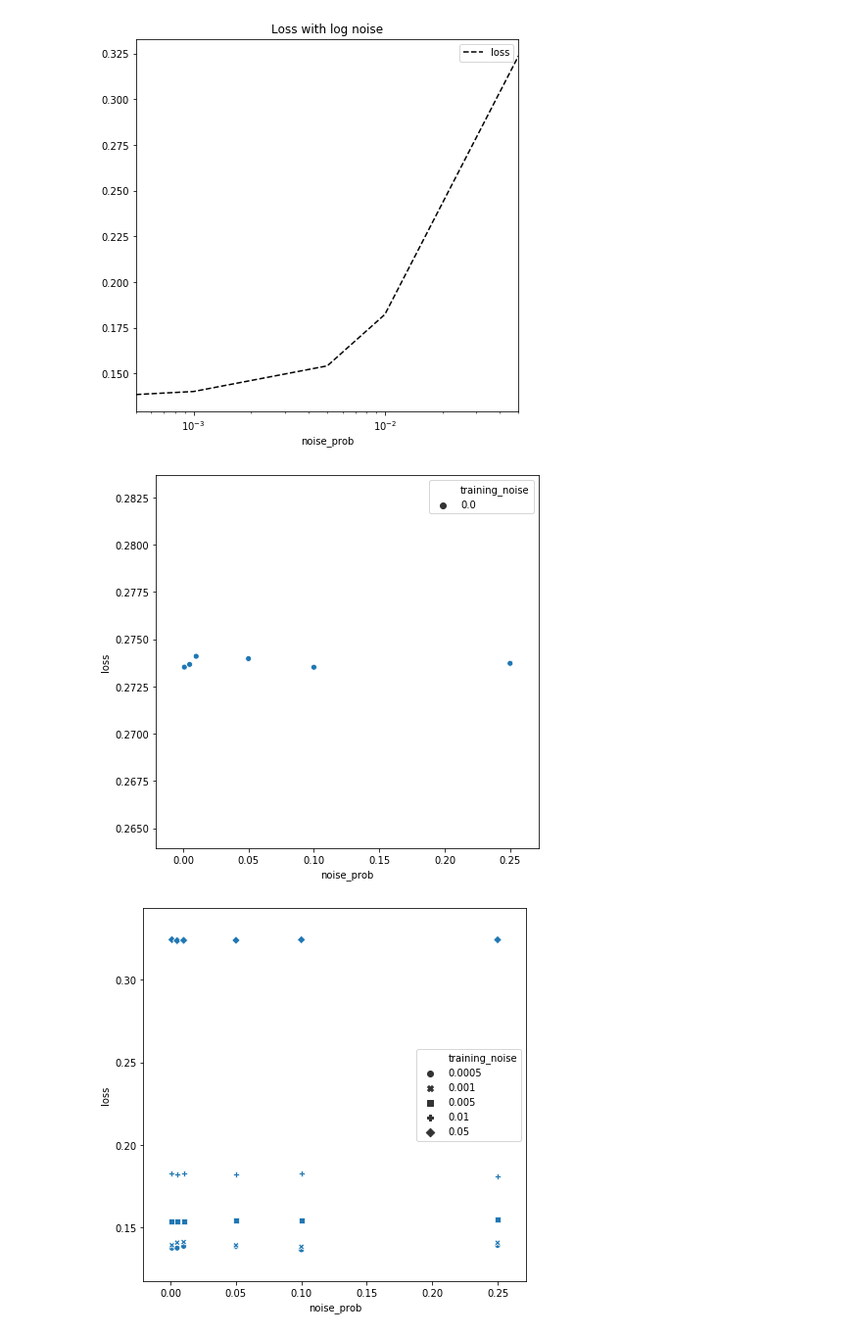
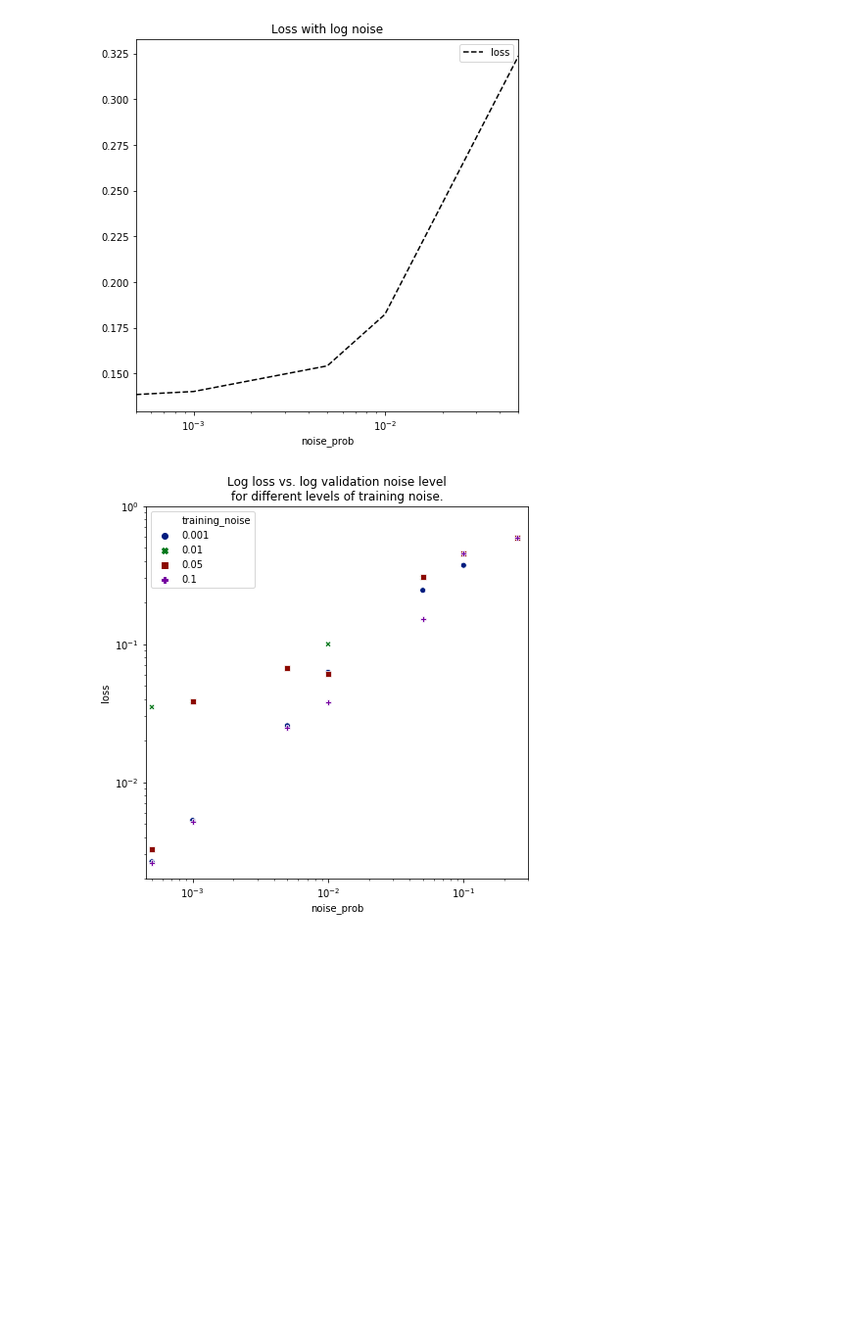
Before and after one commit to DuckTigger/StateDiscrimination_withCirq, a Jupyter notebook: create_outputs.ipynb, the cells around one changed output. Shown: that part at 98% size. Saved outputs shown, nothing was run; the diff lists cells and outputs as text; code cells hidden in the pictures; blank space fills up the shorter version.

```diff
--- a/create_outputs.ipynb
+++ b/create_outputs.ipynb
@@ -93,11 +96,15 @@ def label_plot(directory: str) -> None:
                 param_list.extend(['mu_b', 'sigma_b'])
 
             msg = ""
+            if param_dict['noise_on'] == 'False':
+                param_list.remove('noise_prob')
+
             for i, param in enumerate(param_list):
                 msg = msg + '{}: {}, '.format(param, param_dict[param])
                 if (i + 1) % 3 == 0:
                     msg = msg + "\n"
             msg = msg[:-2]
+
 
             font_path = os.path.join("C:\\Users\\Andrew Patterson\\Documents\\PhD\\fonts\\fonts\\ofl\\sourcecodepro", 'SourceCodePro-Light.ttf')
             font = ImageFont.truetype(font_path, size=10)
@@ -113,9 +120,11 @@ def label_plot(directory: str) -> None:
             cropped.save(save_path)
             os.system("convert \"{}\" -fuzz 2% -transparent white \"{}\"".format(save_path, save_path))
 
-
-for f in folders:
-    label_plot(f)
+# folders = ['tf_old_2_60_sigma001', 'tf_old_2_60_sigma001_mu025', 'tf_min_error_2_60', 'tf_noise_array_mu025']
+# direc = r'C:\Users\Andrew Patterson\Documents\PhD\cirq_state_discrimination\checkpoints\myriad_data'
+# for f in folders:
+#     path = os.path.join(direc, f)
+#     label_plot(path)
 # %%
 def label_plot_val_levels(directory: str) -> None:
     folder_list = [f for f in os.listdir(directory) if os.path.isdir(os.path.join(directory, f))]
@@ -154,8 +163,11 @@ def label_plot_val_levels(directory: str) -> None:
                 cropped.save(save_path)
                 os.system("convert \"{}\" -fuzz 1% -transparent white \"{}\"".format(save_path, save_path))
 
-for f in folders:
-    label_plot_val_levels(f)
+# folders = ['tf_old_2_60_sigma001', 'tf_old_2_60_sigma001_mu025', 'tf_min_error_2_60', 'tf_noise_array_mu025']
+# direc = r'C:\Users\Andrew Patterson\Documents\PhD\cirq_state_discrimination\checkpoints\myriad_data'
+# for f in folders:
+#     path = os.path.join(direc, f)
+#     label_plot_val_levels(path)
 # %%
 def nwise(iterable, n):
     ts = itertools.tee(iterable, n)
@@ -288,6 +297,21 @@ def pre_trained_multiple(directory: str, noise_levels: list):
 # pre_trained_multiple(r"C:\Users\Andrew Patterson\Documents\PhD\cirq_state_discrimination\checkpoints\myriad_data\tf_noise_off_g", True, noise_levels)
 # pre_trained_multiple(r"C:\Users\Andrew Patterson\Documents\PhD\cirq_state_discrimination\checkpoints\myriad_data\tf_noise_array_g", True, noise_levels)
 # %%
+deep=["#4C72B0", "#55A868", "#C44E52",
+      "#8172B2", "#CCB974", "#64B5CD"]
+muted=["#4878CF", "#6ACC65", "#D65F5F",
+       "#B47CC7", "#C4AD66", "#77BEDB"]
+pastel=["#92C6FF", "#97F0AA", "#FF9F9A",
+        "#D0BBFF", "#FFFEA3", "#B0E0E6"]
+bright=["#003FFF", "#03ED3A", "#E8000B",
+        "#8A2BE2", "#FFC400", "#00D7FF"]
+dark=["#001C7F", "#017517", "#8C0900",
+      "#7600A1", "#B8860B", "#006374"]
+colorblind=["#0072B2", "#009E73", "#D55E00",
+            "#CC79A7", "#F0E442", "#56B4E9"]
+pal = dark
+noise_pal = {0.001: pal[0], 0.01: pal[1], 0.05: pal[2], 0.1: pal[3]}
+
 def create_noise_levels_df(directory: str) -> pd.DataFrame:
     df = pd.DataFrame()
     params_path = os.path.join(directory, 'saved_params.json')
@@ -309,40 +333,42 @@ def create_noise_levels_df(directory: str) -> pd.DataFrame:
             training_noise = params['noise_prob']
         else:
             training_noise = 0
 
         df = df.append({'P_err': p_error, 'P_inc': p_inc, 'cost_err': params['cost_error'],
                         'cost_inc': params['cost_incon'],'training_noise': training_noise,
                         'noise_prob': re.sub('\_', '.', p), 'loss': loss},
                        ignore_index=True)
     return df
 
 def log_on_one_plot(directory: str):
     df = pd.DataFrame()
     folder_list = [f for f in os.listdir(directory) if os.path.isdir(os.path.join(directory, f))]
     for f in folder_list:
         if os.path.exists(os.path.join(directory, f, 'saved_params.json')):
             df = df.append(create_noise_levels_df(os.path.join(directory, f)))
     f, ax = plt.subplots(figsize=(7,7))
-    #ax.set(yscale='log', title='Loss with log noise')
+    #ax.set(xscale='log', title='Loss with log noise')
 
     numeric = ['cost_err', 'cost_inc', 'noise_prob', 'loss']
     df[numeric] = df[numeric].apply(pd.to_numeric, errors='coerce', axis=1)
+    for x in [0.0005, 0.005, 0.25]:
+        df = df[df.training_noise != x]
     df['training_noise'] = df['training_noise'].astype('category')
-    cmap = sns.cubehelix_palette(dark=.3, light=.8, as_cmap=True)
-    sns.scatterplot(x='noise_prob', y='loss', style='training_noise', data=df)
+    sns.scatterplot(x='noise_prob', y='loss', style='training_noise', data=df, hue='training_noise', palette=noise_pal)
 #     for key, group in df.groupby('training_noise'):
 #         sns.scatterplot(group['noise_prob'], group['loss'], legend='full')
     if not os.path.exists(os.path.join(directory, 'output')):
         os.mkdir(os.path.join(directory, 'output'))
-    ax.legend()
+    #plt.legend(bbox_to_anchor=(1.05, 1), loc=2, borderaxespad=0.)
+    ax.set(xscale='log', yscale='log', title='Log loss vs. log validation noise level\nfor different levels of training noise.')
+    ax.set(xlim=(0.00045, 0.3), ylim=(0.002,1))
     plt.savefig(os.path.join(directory, 'output', 'log_noise_plot.png'))
     df.to_pickle(os.path.join(directory, 'output', 'noise_df.pkl'))
 
 # log_on_one_plot(r'C:\Users\Andrew Patterson\Documents\PhD\cirq_state_discrimination\checkpoints\myriad_data\tf_noise_off_g')
-# log_on_one_plot(r'C:\Users\Andrew Patterson\Documents\PhD\cirq_state_discrimination\checkpoints\myriad_data\tf_noise_array_g')
+log_on_one_plot(r'C:\Users\Andrew Patterson\Documents\PhD\cirq_state_discrimination\checkpoints\myriad_data\tf_noise_array')
 # %% [output]
-[figure, old version]
+[figure, new version]
-[figure, removed]
 # %%
 if sys.platform.startswith('win'):
     code_path = "C:\\Users\\Andrew Patterson\\Documents\\PhD\\cirq_state_discrimination\\checkpoints\\myriad_data\\"
```
Also changed, not shown: parts of 3 cells of this notebook, 1 other file.
